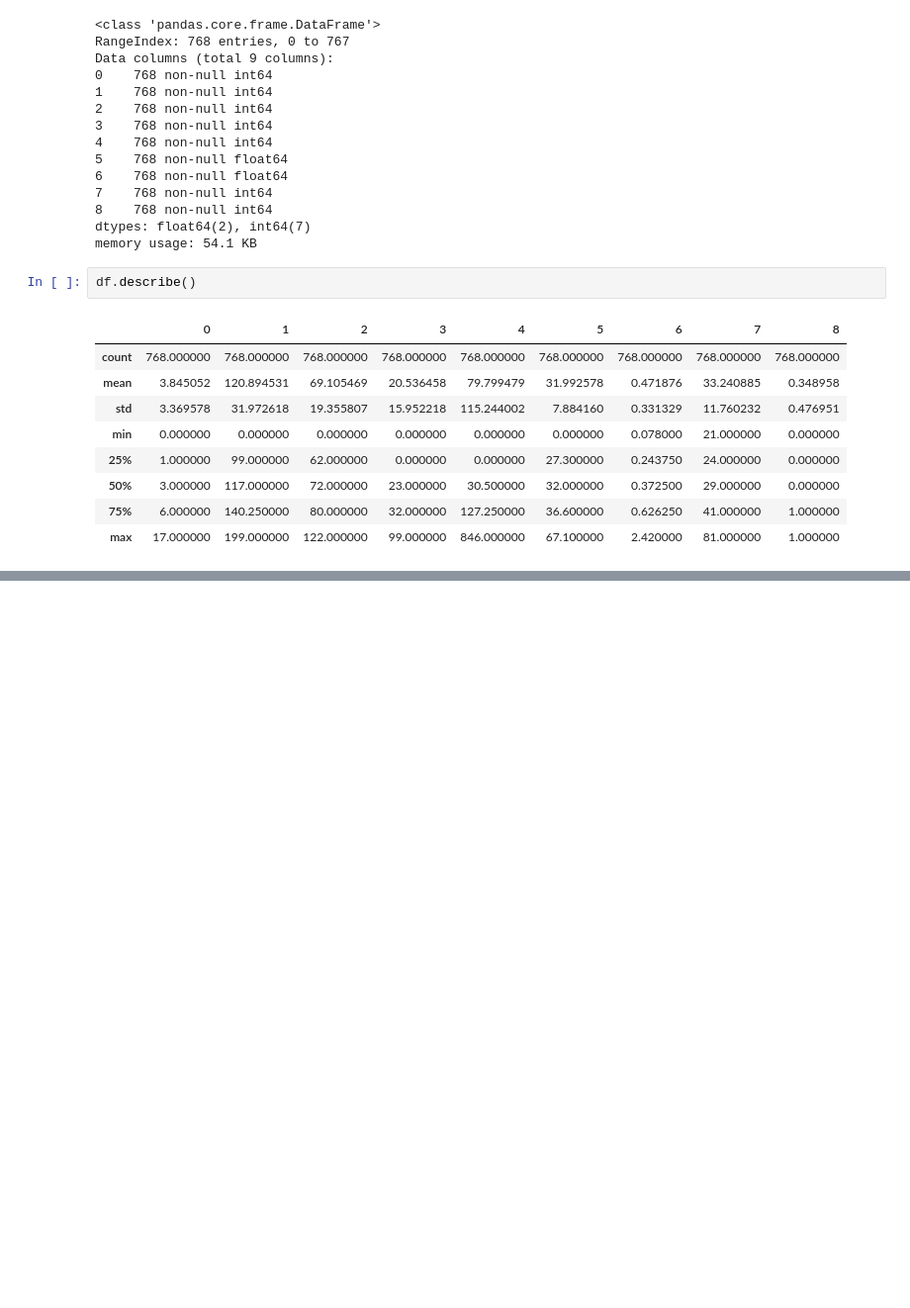
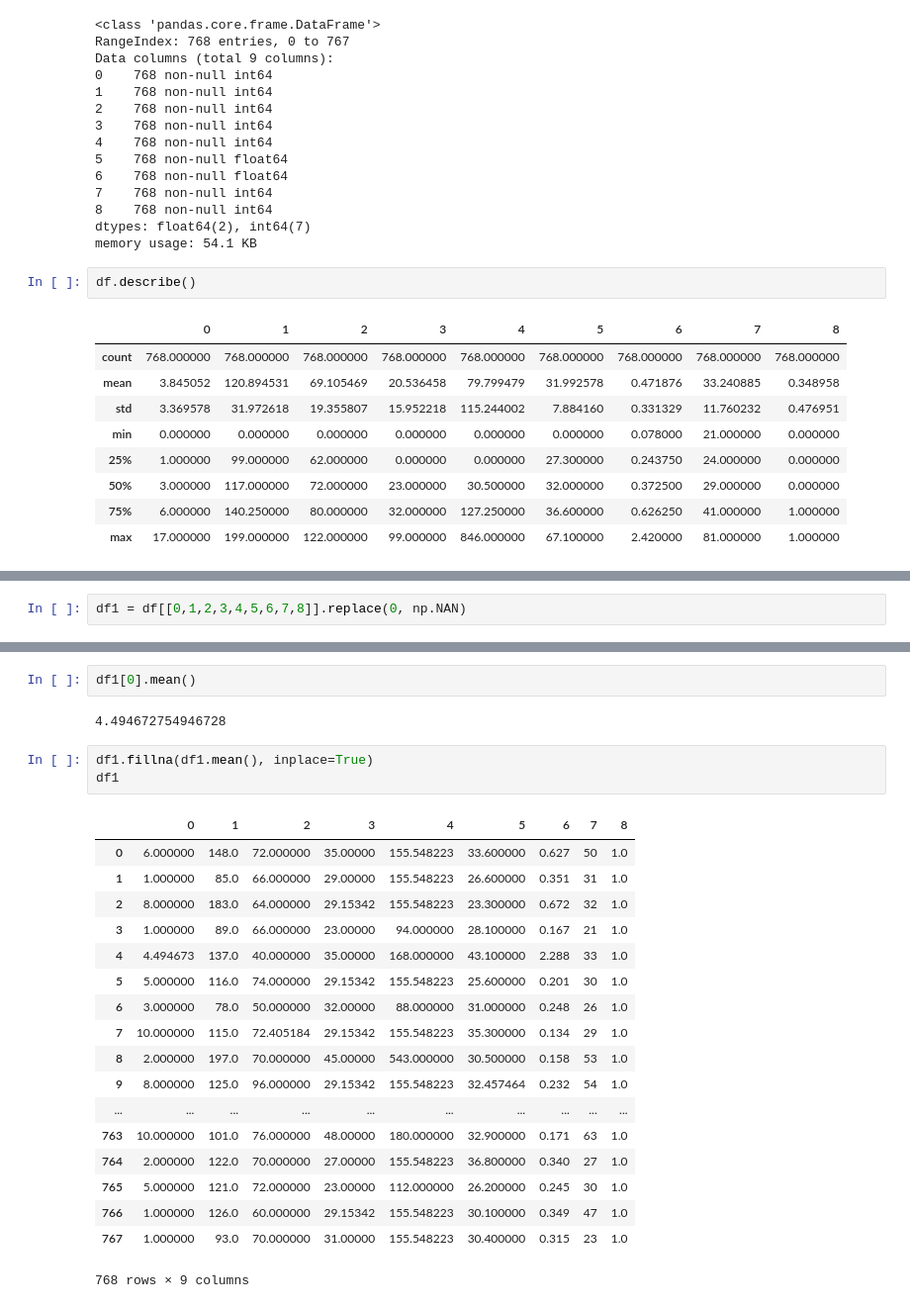
Before and after one commit to ashmanmalhotra/MSIT, a Jupyter notebook: Day18/01 Missing Values Repeat.ipynb, the cells around one changed output, grey strips where cells are left out. Shown at 99% size. Cells and saved outputs as stored; diff of their text form; blank space fills up the shorter version.

```diff
--- a/Day18/01 Missing Values Repeat.ipynb
+++ b/Day18/01 Missing Values Repeat.ipynb
@@ -232,0 +259,2 @@ df.describe()
+# %%
+df1 = df[[0,1,2,3,4,5,6,7,8]].replace(0, np.NAN)
@@ -232,0 +276,26 @@ df.describe()
+# %%
+df1[0].mean()
+# %% [output]
+4.494672754946728
+# %%
+df1.fillna(df1.mean(), inplace=True)
+df1
+# %% [output]
+|  | 0 | 1 | 2 | 3 | 4 | 5 | 6 | 7 | 8 |
+| 0 | 6.000000 | 148.0 | 72.000000 | 35.00000 | 155.548223 | 33.600000 | 0.627 | 50 | 1.0 |
+| 1 | 1.000000 | 85.0 | 66.000000 | 29.00000 | 155.548223 | 26.600000 | 0.351 | 31 | 1.0 |
+| 2 | 8.000000 | 183.0 | 64.000000 | 29.15342 | 155.548223 | 23.300000 | 0.672 | 32 | 1.0 |
+| 3 | 1.000000 | 89.0 | 66.000000 | 23.00000 | 94.000000 | 28.100000 | 0.167 | 21 | 1.0 |
+| 4 | 4.494673 | 137.0 | 40.000000 | 35.00000 | 168.000000 | 43.100000 | 2.288 | 33 | 1.0 |
+| 5 | 5.000000 | 116.0 | 74.000000 | 29.15342 | 155.548223 | 25.600000 | 0.201 | 30 | 1.0 |
+| 6 | 3.000000 | 78.0 | 50.000000 | 32.00000 | 88.000000 | 31.000000 | 0.248 | 26 | 1.0 |
+| 7 | 10.000000 | 115.0 | 72.405184 | 29.15342 | 155.548223 | 35.300000 | 0.134 | 29 | 1.0 |
+| 8 | 2.000000 | 197.0 | 70.000000 | 45.00000 | 543.000000 | 30.500000 | 0.158 | 53 | 1.0 |
+| 9 | 8.000000 | 125.0 | 96.000000 | 29.15342 | 155.548223 | 32.457464 | 0.232 | 54 | 1.0 |
+| ... | ... | ... | ... | ... | ... | ... | ... | ... | ... |
+| 763 | 10.000000 | 101.0 | 76.000000 | 48.00000 | 180.000000 | 32.900000 | 0.171 | 63 | 1.0 |
+| 764 | 2.000000 | 122.0 | 70.000000 | 27.00000 | 155.548223 | 36.800000 | 0.340 | 27 | 1.0 |
+| 765 | 5.000000 | 121.0 | 72.000000 | 23.00000 | 112.000000 | 26.200000 | 0.245 | 30 | 1.0 |
+| 766 | 1.000000 | 126.0 | 60.000000 | 29.15342 | 155.548223 | 30.100000 | 0.349 | 47 | 1.0 |
+| 767 | 1.000000 | 93.0 | 70.000000 | 31.00000 | 155.548223 | 30.400000 | 0.315 | 23 | 1.0 |
+768 rows × 9 columns
```
Also changed, not shown: parts of 22 cells of this notebook, 1 other file.
